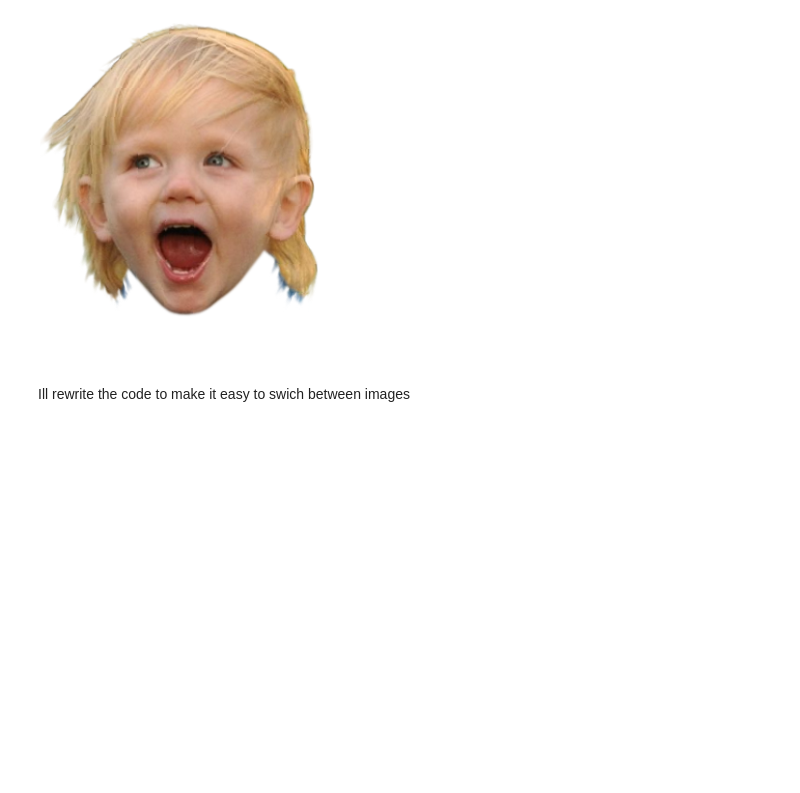
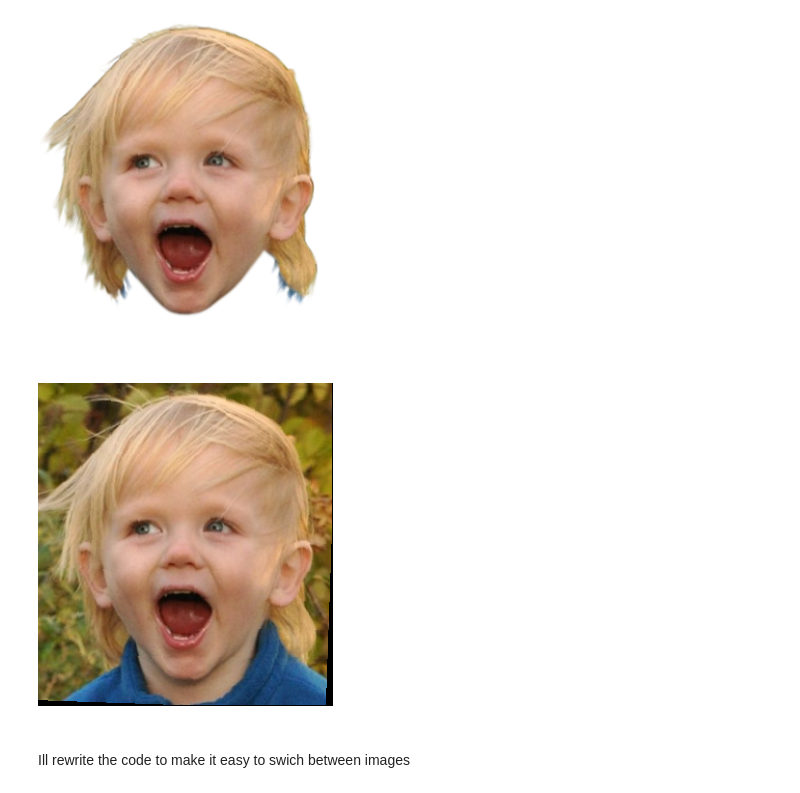
Before and after one commit to NewSciTLH/U-2-Net, a Jupyter notebook: notesdayperday.ipynb, the cells around one changed output. Cells and saved outputs as stored; diff of their text form; code cells hidden in the pictures; blank space fills up the shorter version.

```diff
--- a/notesdayperday.ipynb
+++ b/notesdayperday.ipynb
@@ -390,3 +366,8 @@ Total time: 1.7161402702331543
 Image.open(f'/tmp/{600000}crop_{0}_temp')
 # %% [output]
 [figure]
+# %%
+array_m = np.array(Image.open(f'/tmp/{600000}crop_{0}_temp'))[:,:,:3]
+Image.fromarray(array_m)
+# %% [output]
+[figure, added]
```
Also changed, not shown: parts of 2 cells of this notebook.
